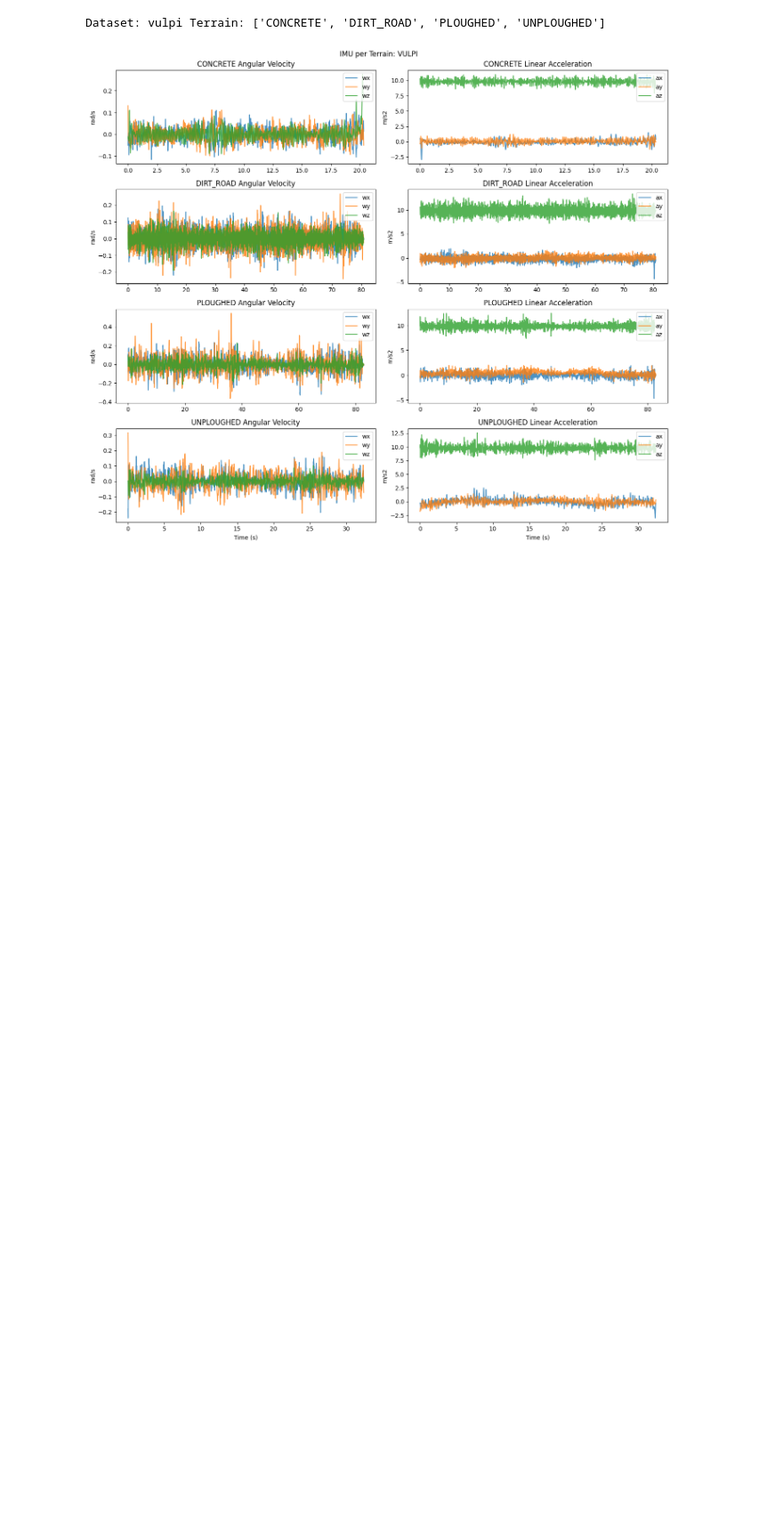
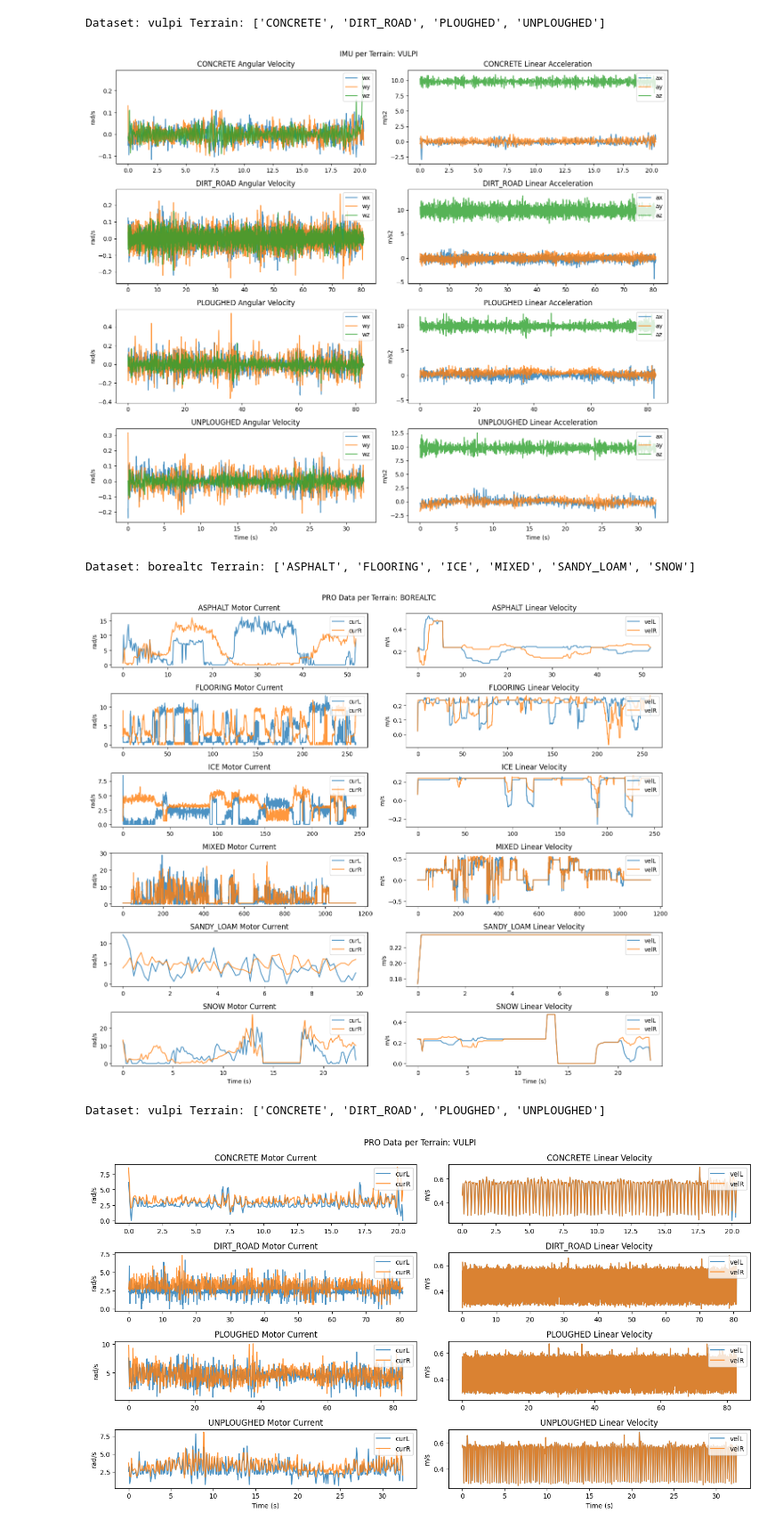
Before and after one commit to marilynbraojos/BorealTC, a Jupyter notebook: data_visualization.ipynb, the cells around one changed output. Shown at 89% size. Cells and saved outputs as stored; diff of their text form; code cells hidden in the pictures; blank space fills up the shorter version.

Commit message:
updating the data visualization script

```diff
--- a/data_visualization.ipynb
+++ b/data_visualization.ipynb
@@ -7,7 +7,7 @@ base_path = 'data'
 datasets = ["borealtc", "vulpi"]
 imu_columns = ["time", "wx", "wy", "wz", "ax", "ay", "az"]
 # %%
-def load_imu_data(dataset, terrain, file_name="imu_00.csv", base_path="data"):
+def load_data(dataset, terrain, file_name="imu_00.csv", base_path="data"):
     path = os.path.join(base_path, dataset, terrain, file_name)
     if os.path.exists(path):
         df = pd.read_csv(path)
@@ -33,7 +33,7 @@ for dataset in datasets:
     fig.suptitle(f"IMU per Terrain: {dataset.upper()}")
 
     for i, terrain in enumerate(terrains):
-        df = load_imu_data(dataset, terrain, file_name=first_imu_file[dataset])
+        df = load_data(dataset, terrain, file_name=first_imu_file[dataset])
 
         axs[i, 0].plot(df["time"], df["wx"], label="wx", alpha=0.8)
         axs[i, 0].plot(df["time"], df["wy"], label="wy", alpha=0.8)
@@ -59,3 +59,42 @@ Dataset: borealtc Terrain: ['ASPHALT', 'FLOORING', 'ICE', 'MIXED', 'SANDY_LOAM',
 [figure]
 Dataset: vulpi Terrain: ['CONCRETE', 'DIRT_ROAD', 'PLOUGHED', 'UNPLOUGHED']
 [figure]
+# %%
+first_pro_file = {
+    "borealtc": "pro_00.csv",
+    "vulpi": "pro_1.csv"
+}
+# %%
+for dataset in datasets:
+    terrains = get_terrains(dataset)
+    print(f"Dataset: {dataset} Terrain: {terrains}")
+
+    n = len(terrains)
+    fig, axs = plt.subplots(n, 2, figsize=(14,2*n), sharex = False)
+    fig.suptitle(f"PRO Data per Terrain: {dataset.upper()}")
+
+    for i, terrain in enumerate(terrains):
+        df = load_data(dataset, terrain, file_name=first_pro_file[dataset])
+
+        axs[i, 0].plot(df["time"], df["curL"], label="curL", alpha=0.8)
+        axs[i, 0].plot(df["time"], df["curR"], label="curR", alpha=0.8)
+        axs[i, 0].set_title(f"{terrain} Motor Current")
+        axs[i, 0].set_ylabel("rad/s")
+        axs[i, 0].legend(loc="upper right")
+
+        axs[i, 1].plot(df["time"], df["velL"], label="velL", alpha=0.8)
+        axs[i, 1].plot(df["time"], df["velR"], label="velR", alpha=0.8)
+        axs[i, 1].set_title(f"{terrain} Linear Velocity")
+        axs[i, 1].set_ylabel("m/s")
+        axs[i, 1].legend(loc="upper right")
+
+    for ax in axs[-1, :]:
+        ax.set_xlabel("Time (s)")
+
+    plt.tight_layout(rect=[0, 0, 1, 1])
+    plt.show()
+# %% [output]
+Dataset: borealtc Terrain: ['ASPHALT', 'FLOORING', 'ICE', 'MIXED', 'SANDY_LOAM', 'SNOW']
+[figure, added]
+Dataset: vulpi Terrain: ['CONCRETE', 'DIRT_ROAD', 'PLOUGHED', 'UNPLOUGHED']
+[figure, added]
```
